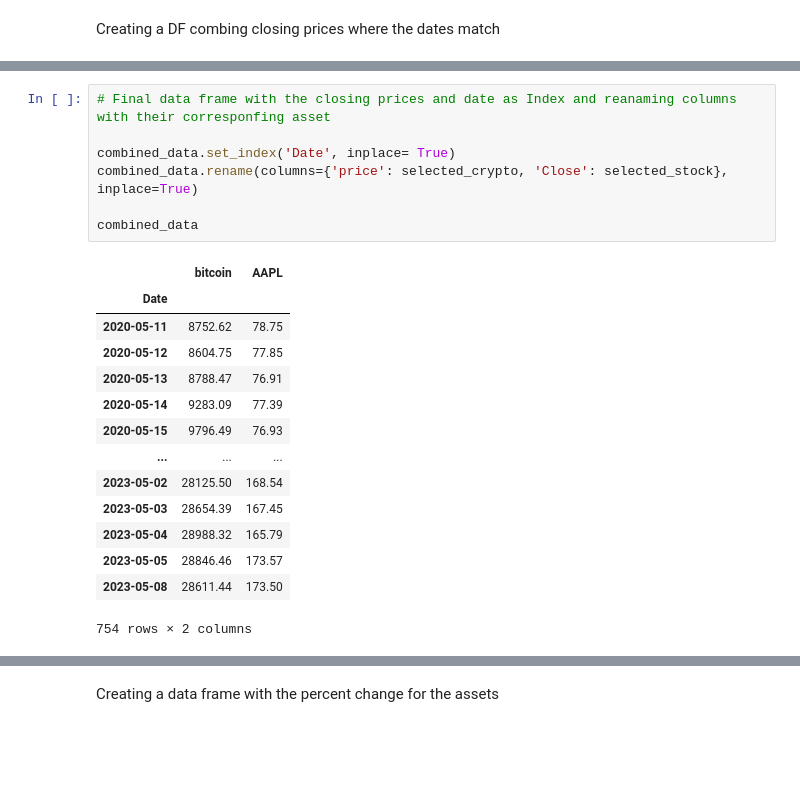
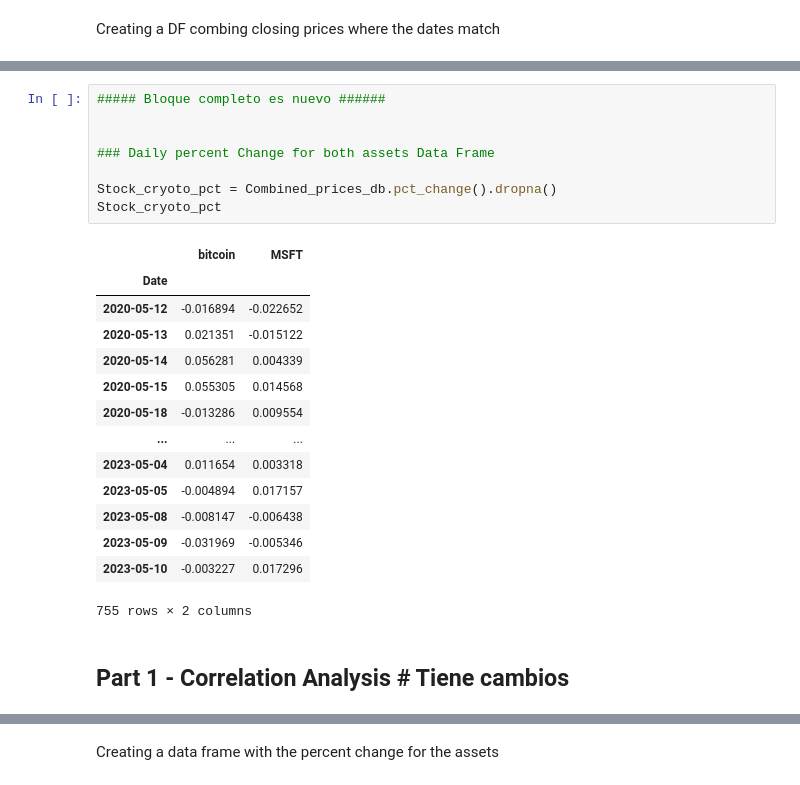
Before and after one commit to regulolanz/Cryptostock-Analytica, a Jupyter notebook: cryptostock-analytica.ipynb, the cells around one changed output, grey strips where cells are left out. Cells and saved outputs as stored; diff of their text form; blank space fills up the shorter version.

```diff
--- a/cryptostock-analytica.ipynb
+++ b/cryptostock-analytica.ipynb
@@ -228,22 +259,25 @@ combined_data
-# %%
-# Final data frame with the closing prices and date as Index and reanaming columns with their corresponfing asset
-
-combined_data.set_index('Date', inplace= True)
-combined_data.rename(columns={'price': selected_crypto, 'Close': selected_stock}, inplace=True)
-
-combined_data
-# %% [output]
-|  | bitcoin | AAPL |
-| Date |  |  |
-| 2020-05-11 | 8752.62 | 78.75 |
-| 2020-05-12 | 8604.75 | 77.85 |
-| 2020-05-13 | 8788.47 | 76.91 |
-| 2020-05-14 | 9283.09 | 77.39 |
-| 2020-05-15 | 9796.49 | 76.93 |
-| ... | ... | ... |
-| 2023-05-02 | 28125.50 | 168.54 |
-| 2023-05-03 | 28654.39 | 167.45 |
-| 2023-05-04 | 28988.32 | 165.79 |
-| 2023-05-05 | 28846.46 | 173.57 |
-| 2023-05-08 | 28611.44 | 173.50 |
-754 rows × 2 columns
+# %%
+##### Bloque completo es nuevo ######
+
+
+### Daily percent Change for both assets Data Frame
+
+Stock_cryoto_pct = Combined_prices_db.pct_change().dropna()
+Stock_cryoto_pct
+# %% [output]
+|  | bitcoin | MSFT |
+| Date |  |  |
+| 2020-05-12 | -0.016894 | -0.022652 |
+| 2020-05-13 | 0.021351 | -0.015122 |
+| 2020-05-14 | 0.056281 | 0.004339 |
+| 2020-05-15 | 0.055305 | 0.014568 |
+| 2020-05-18 | -0.013286 | 0.009554 |
+| ... | ... | ... |
+| 2023-05-04 | 0.011654 | 0.003318 |
+| 2023-05-05 | -0.004894 | 0.017157 |
+| 2023-05-08 | -0.008147 | -0.006438 |
+| 2023-05-09 | -0.031969 | -0.005346 |
+| 2023-05-10 | -0.003227 | 0.017296 |
+755 rows × 2 columns
+# %% [markdown]
+ ## Part 1 - Correlation Analysis # Tiene cambios
```
Also changed, not shown: parts of 40 cells of this notebook.
